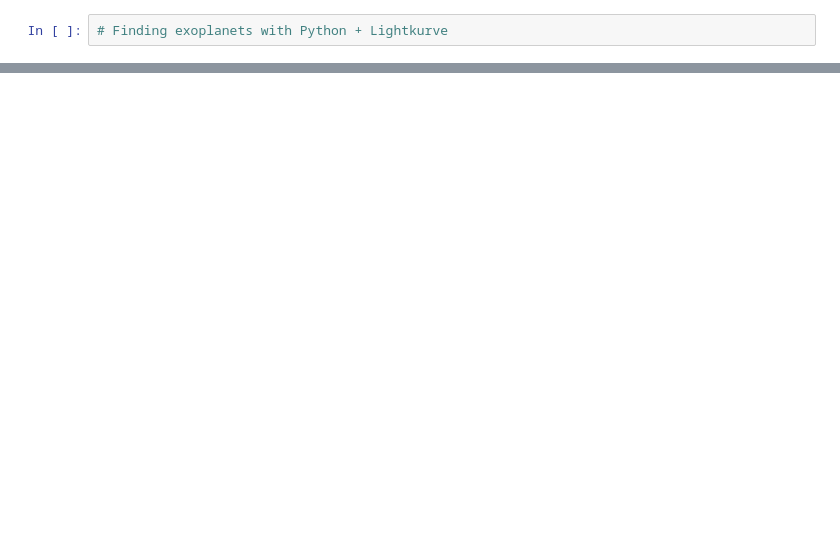
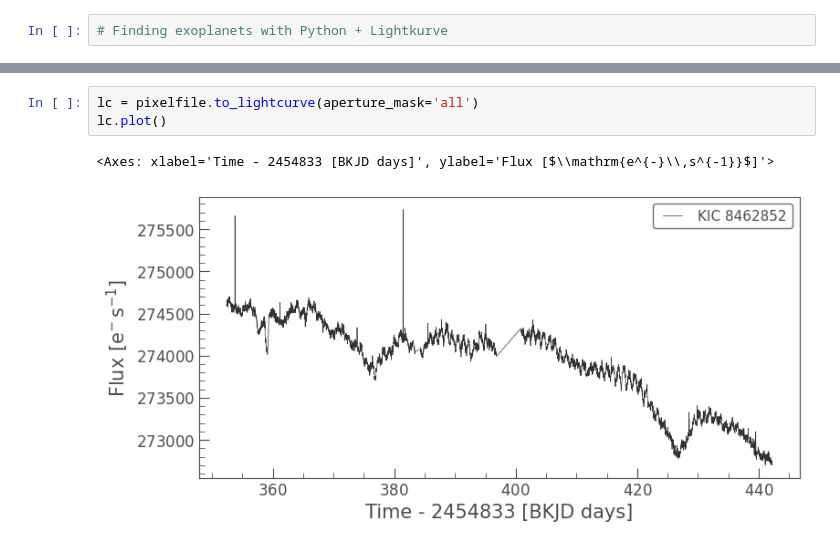
Before and after one commit to hsadler/sci-playground, a Jupyter notebook: python_lightkurve.ipynb, the cells around one changed output, grey strips where cells are left out. Saved outputs shown, nothing was run; the diff lists cells and outputs as text; blank space fills up the shorter version.

```diff
--- a/python_lightkurve.ipynb
+++ b/python_lightkurve.ipynb
@@ -14,0 +16,6 @@ pixelFile.plot(frame=42)
+# %%
+lc = pixelfile.to_lightcurve(aperture_mask='all')
+lc.plot()
+# %% [output]
+<Axes: xlabel='Time - 2454833 [BKJD days]', ylabel='Flux [$\\mathrm{e^{-}\\,s^{-1}}$]'>
+[figure, added]
```
Also changed, not shown: parts of 4 cells of this notebook, 1 other file.
